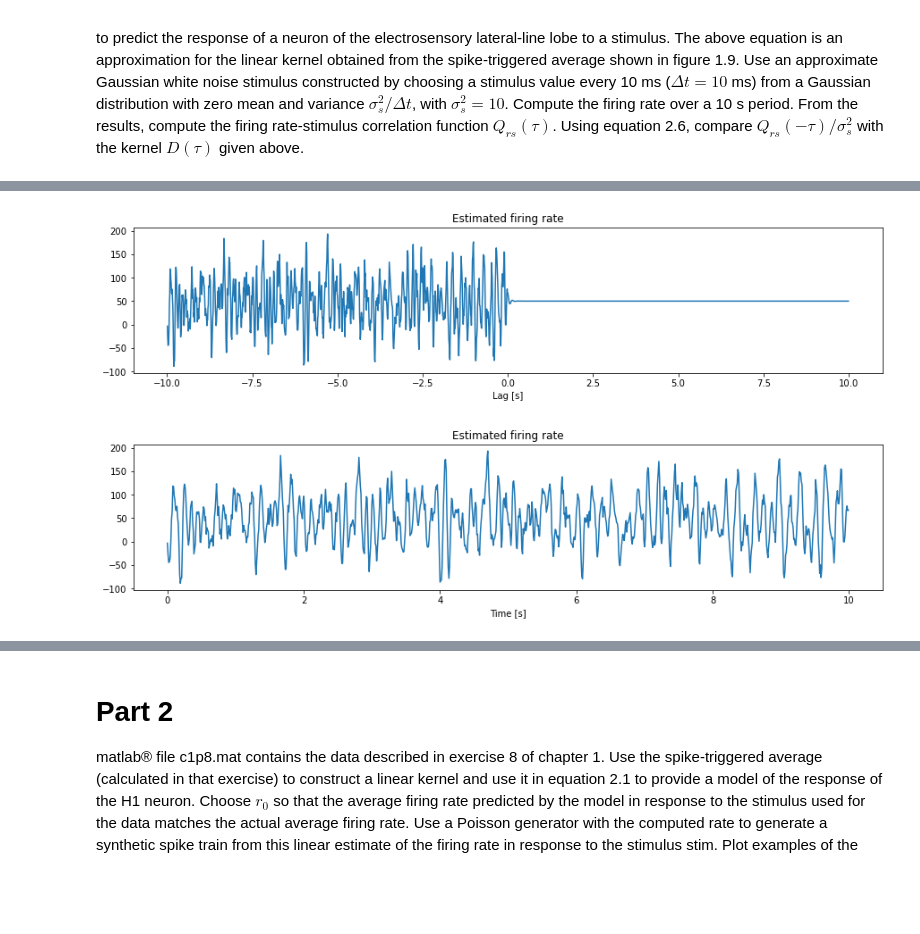
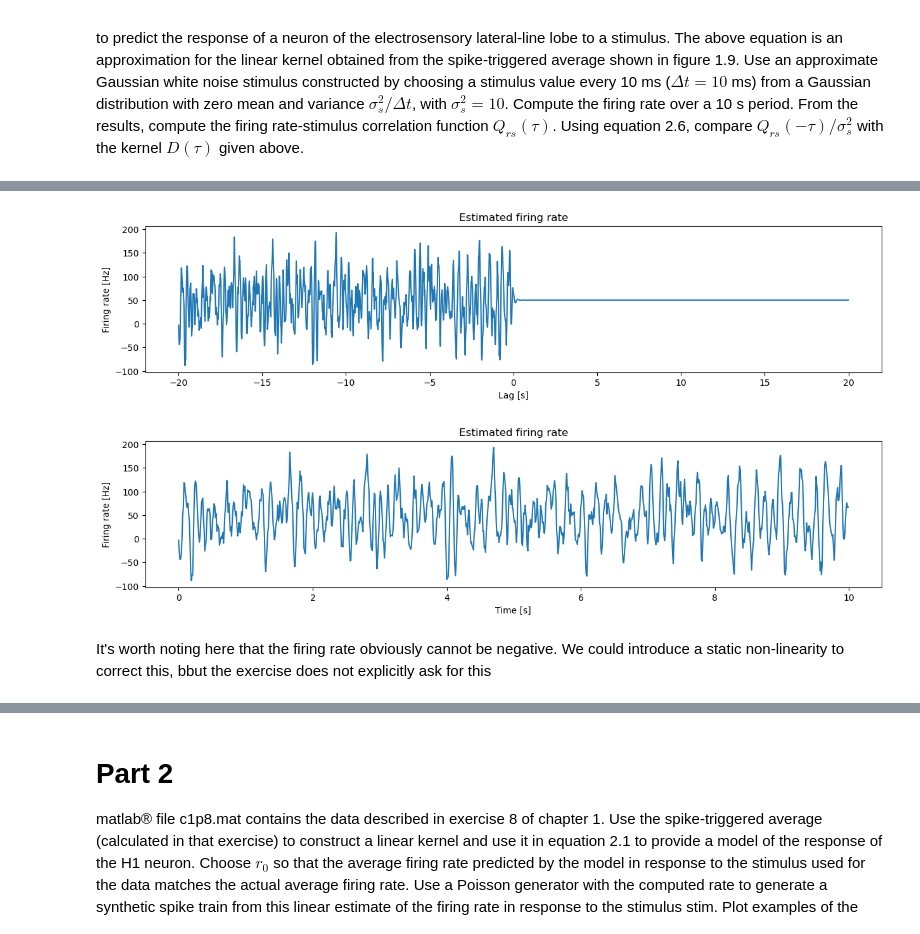
Before and after one commit to Revanchist317/DA_exercises, a Jupyter notebook: Chapter 2.ipynb, the cells around one changed output, grey strips where cells are left out. Saved outputs shown, nothing was run; the diff lists cells and outputs as text; code cells hidden in the pictures; blank space fills up the shorter version.

```diff
--- a/Chapter 2.ipynb
+++ b/Chapter 2.ipynb
@@ -60,17 +61,18 @@ plt.show()
 # %%
 # Perform reverse correlation, add baseline. Convolution is commutative so the order of arguments doesn't
 # matter
 convolved_D_s_w_r0 = np.convolve(D_list, s, mode='full') + r_0
-lags_RS = np.arange(-len(D_list)+1, len(D_list))*dt
+lags_RS = np.arange(-len(D_list)+1, len(D_list))*dt*10 # The *10 converts it to seconds
 
 # Plot the entire convolution as a function of tau
 plt.figure(figsize=(15, 3))
 plt.plot(lags_RS, convolved_D_s_w_r0)
 plt.title("Estimated firing rate")
 plt.xlabel("Lag [s]")
+plt.ylabel("Firing rate [Hz]")
 plt.show()
 # %% [output]
-[figure, old version]
+[figure, new version]
 # %%
 # Only extract meaningful data points, that is, the first half. That is the r_est as a function of time
 r_est = convolved_D_s_w_r0[:int(np.ceil(len(convolved_D_s_w_r0)/2))]
@@ -79,9 +81,12 @@ plt.figure(figsize=(15, 3))
 plt.plot(time_vector, r_est)
 plt.title("Estimated firing rate")
 plt.xlabel("Time [s]")
+plt.ylabel("Firing rate [Hz]")
 plt.show()
 # %% [output]
-[figure, old version]
+[figure, new version]
+# %% [markdown]
+It's worth noting here that the firing rate obviously cannot be negative. We could introduce a static non-linearity to correct this, bbut the exercise does not explicitly ask for this
 # %%
 # Empirical firing rate-stimulus correlation function, make sure to divide by the length T
 Q_rs_emp = np.correlate(s, r_est, mode='full')/(len(r_est))
```
Also changed, not shown: parts of 37 cells of this notebook.
